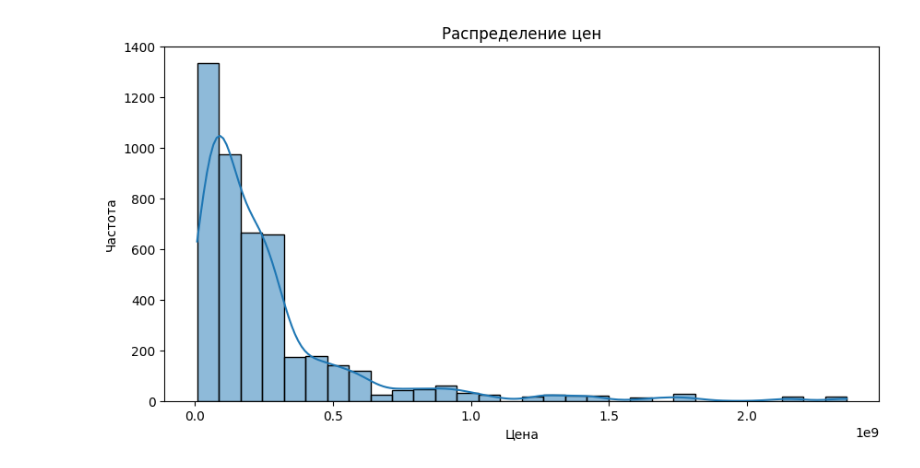
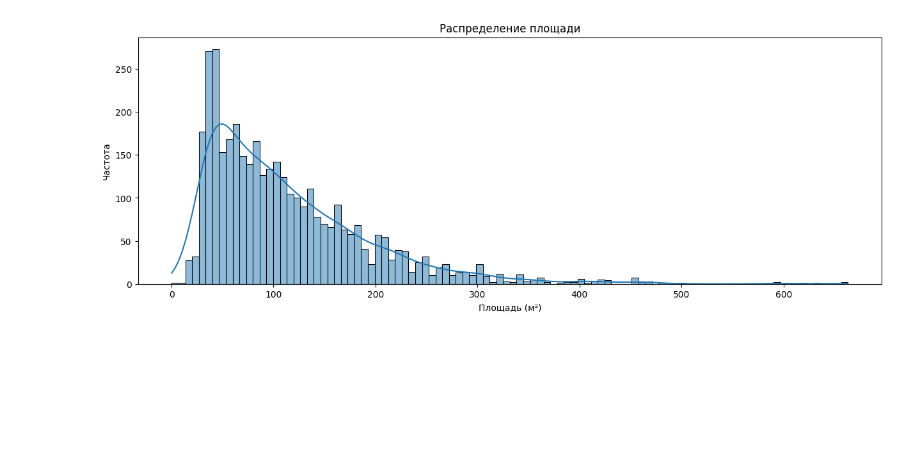
Before and after one commit to mrsoning/Intensive_one, a Jupyter notebook: EDA.ipynb, the cells around one changed output. Cells and saved outputs as stored; diff of their text form; code cells hidden in the pictures; blank space fills up the shorter version.

```diff
--- a/EDA.ipynb
+++ b/EDA.ipynb
@@ -94,0 +1,9 @@ df.describe()
+# %%
+import pandas as pd
+import seaborn as sns
+
+
+base = 'result.csv'
+
+zxc = pd.read_csv(base)
+sns.heatmap(zxc.isnull(),cmap='cividis')
@@ -95,14 +13,15 @@ df.describe()
 # %%
 import matplotlib.pyplot as plt
 import seaborn as sns
 import pandas as pd
 
+zxc.describe()
 
-plt.figure(figsize=(10, 5))
-sns.histplot(df['price'], bins=30, kde=True)
-plt.title('Распределение цен')
-plt.xlabel('Цена')
+plt.figure(figsize=(15, 5))
+sns.histplot(zxc['total_meters'], bins=100, kde=True)
+plt.title('Распределение площади')
+plt.xlabel('Площадь (м²)')
 plt.ylabel('Частота')
 plt.show()
 # %% [output]
-[figure, old version]
+[figure, new version]
```
Also changed, not shown: parts of 15 cells of this notebook, 4 other files.
